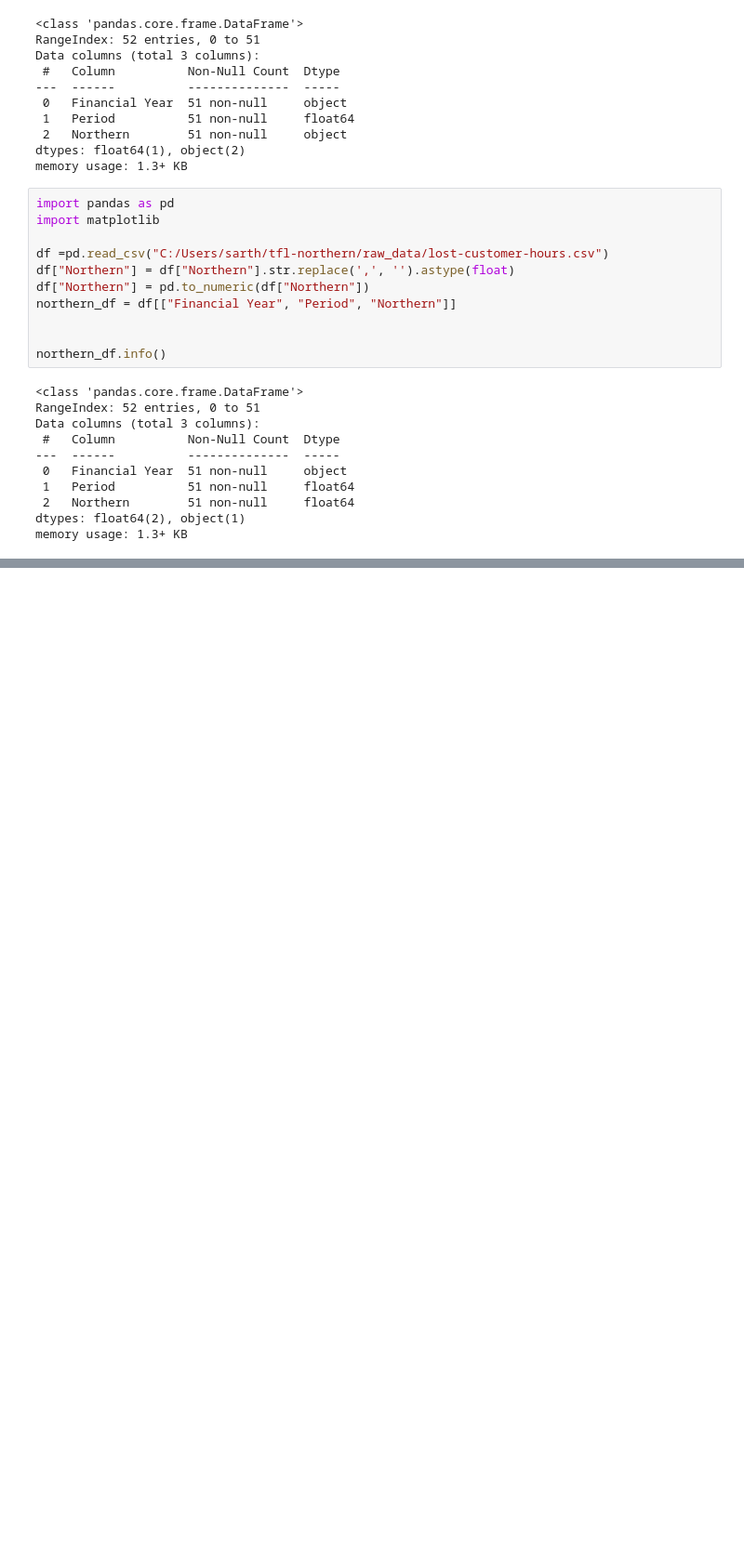
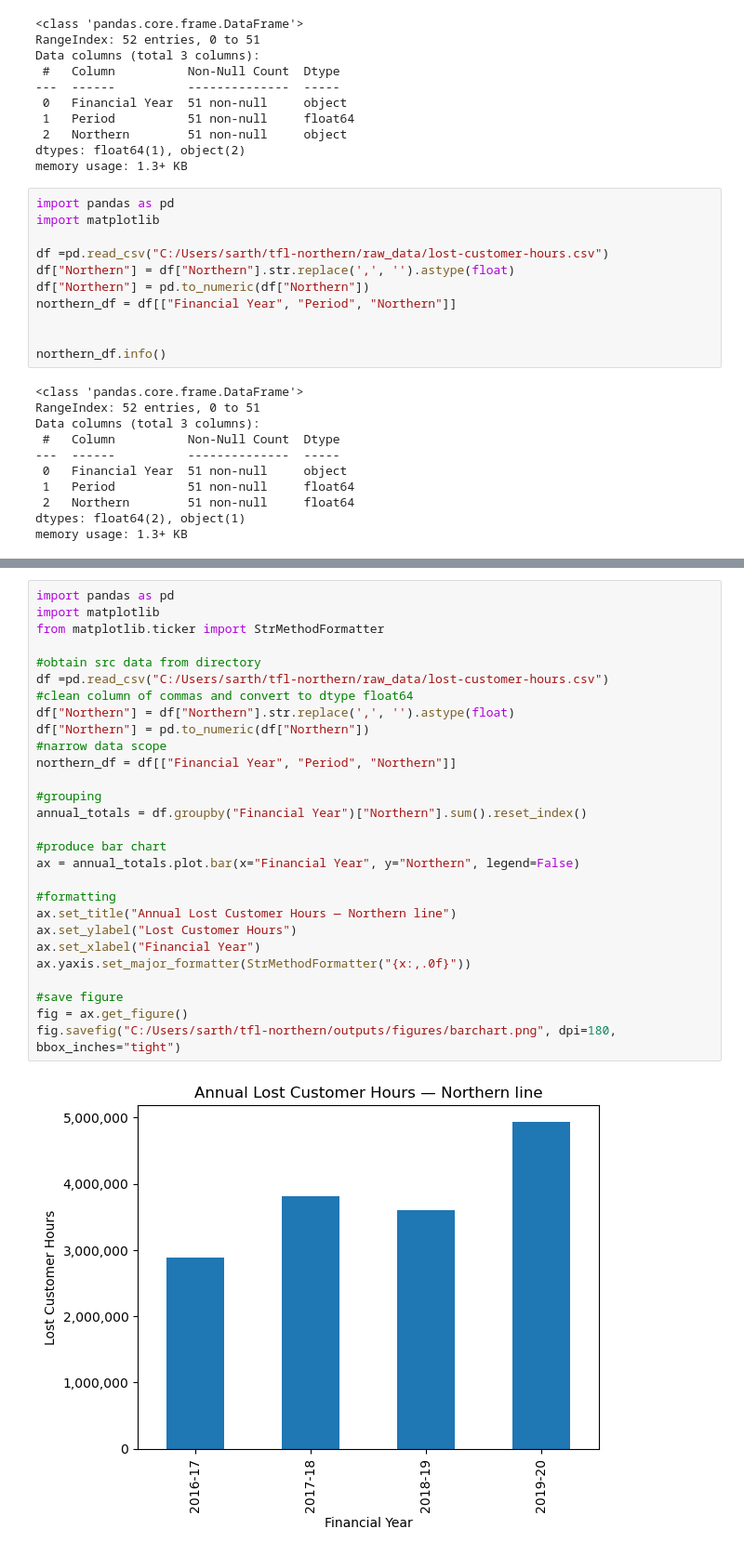
Before and after one commit to snanda8/tfl-northern, a Jupyter notebook: notebooks/notebook1.ipynb, the cells around one changed output, grey strips where cells are left out. Shown: that part at 93% size. Saved outputs shown, nothing was run; the diff lists cells and outputs as text; blank space fills up the shorter version.

```diff
--- a/notebooks/notebook1.ipynb
+++ b/notebooks/notebook1.ipynb
@@ -102,0 +138,30 @@ memory usage: 1.3+ KB
+# %%
+import pandas as pd
+import matplotlib
+from matplotlib.ticker import StrMethodFormatter
+
+#obtain src data from directory
+df =pd.read_csv("C:/Users/sarth/tfl-northern/raw_data/lost-customer-hours.csv")
+#clean column of commas and convert to dtype float64
+df["Northern"] = df["Northern"].str.replace(',', '').astype(float)
+df["Northern"] = pd.to_numeric(df["Northern"])
+#narrow data scope
+northern_df = df[["Financial Year", "Period", "Northern"]]
+
+#grouping
+annual_totals = df.groupby("Financial Year")["Northern"].sum().reset_index()
+
+#produce bar chart
+ax = annual_totals.plot.bar(x="Financial Year", y="Northern", legend=False)
+
+#formatting
+ax.set_title("Annual Lost Customer Hours — Northern line")
+ax.set_ylabel("Lost Customer Hours")
+ax.set_xlabel("Financial Year")
+ax.yaxis.set_major_formatter(StrMethodFormatter("{x:,.0f}"))
+
+#save figure
+fig = ax.get_figure()
+fig.savefig("C:/Users/sarth/tfl-northern/outputs/figures/barchart.png", dpi=180, bbox_inches="tight")
+# %% [output]
+[figure, added]
```
Also changed, not shown: parts of 3 cells of this notebook, 2 other files.
